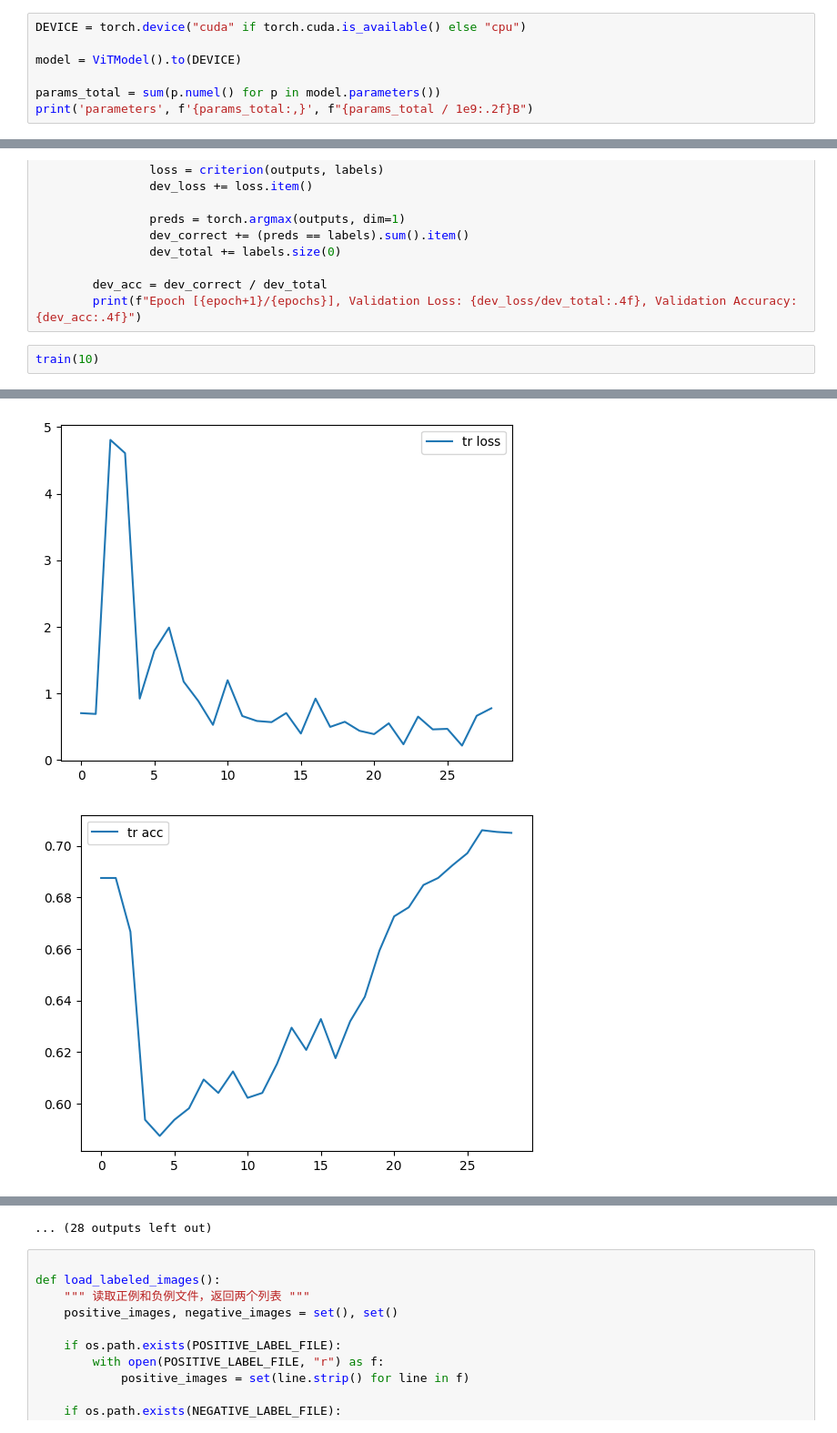
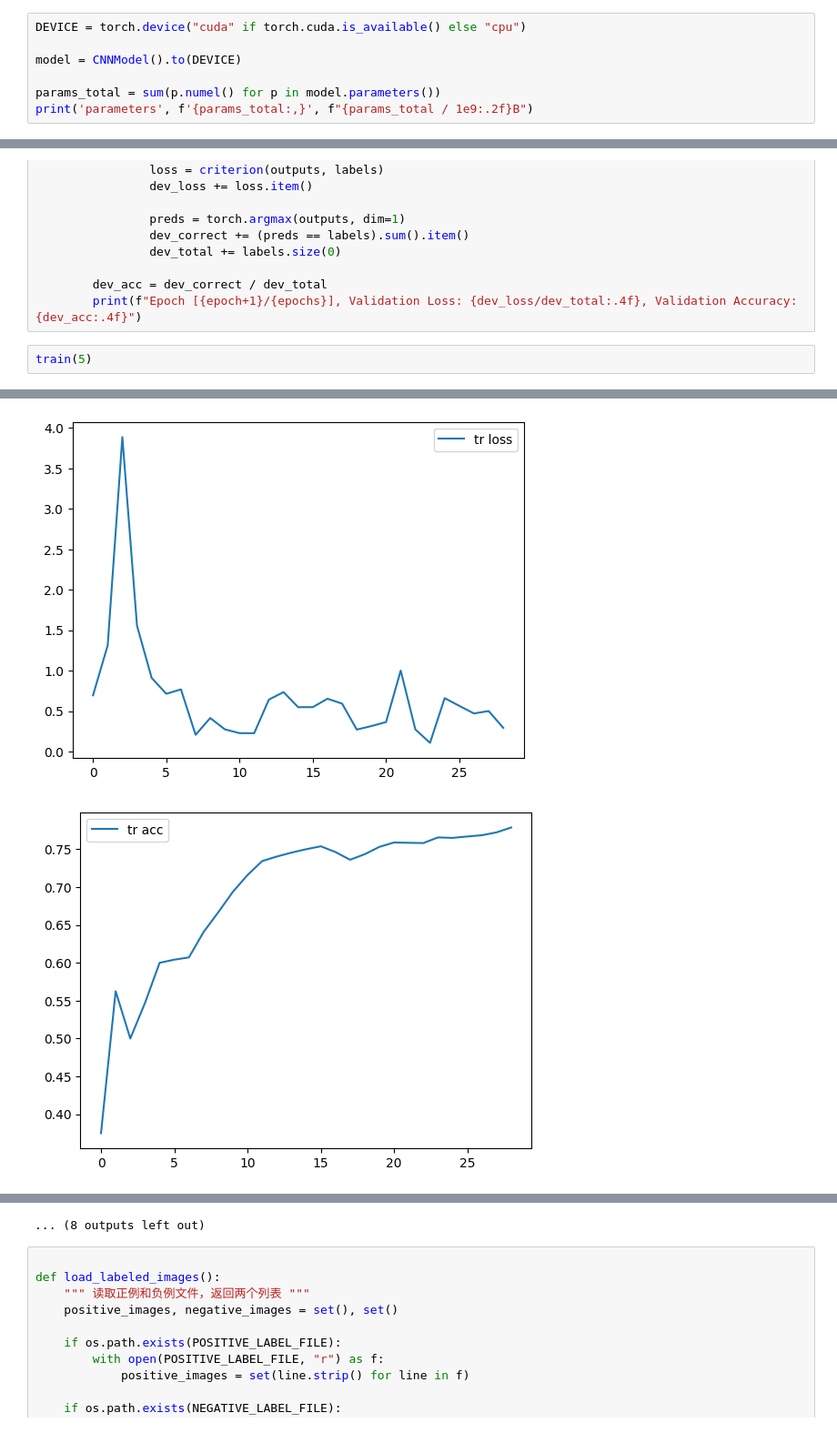
Before and after one commit to huanghao/course-slides, a Jupyter notebook: classify.ipynb, the cells around one changed output, grey strips where cells are left out. Shown at 91% size. Saved outputs shown, nothing was run; the diff lists cells and outputs as text.

```diff
--- a/classify.ipynb
+++ b/classify.ipynb
@@ -40,7 +40,7 @@ Clipping input data to the valid range for imshow with RGB data ([0..1] for floa
 # %%
 DEVICE = torch.device("cuda" if torch.cuda.is_available() else "cpu")
 
-model = ViTModel().to(DEVICE)
+model = CNNModel().to(DEVICE)
 
 params_total = sum(p.numel() for p in model.parameters())
 print('parameters', f'{params_total:,}', f"{params_total / 1e9:.2f}B")
@@ -115,5 +115,5 @@ def train(epochs):
         dev_acc = dev_correct / dev_total
         print(f"Epoch [{epoch+1}/{epochs}], Validation Loss: {dev_loss/dev_total:.4f}, Validation Accuracy: {dev_acc:.4f}")
 # %%
-train(10)
+train(5)
 # %% [output]
@@ -121,2 +121,2 @@ Epoch [1/10], Train Loss: 0.9990, Train Acc: 0.7050
-[figure, old version]
+[figure, new version]
-[figure, old version]
+[figure, new version]
@@ -132,4 +132,4 @@ Epoch [3/10], Validation Loss: 0.0391, Validation Accuracy: 0.8103
-... (28 outputs left out)
+... (8 outputs left out)
 # %%
 
 def load_labeled_images():
```
Also changed, not shown: parts of 2 cells of this notebook, 12 other files.
